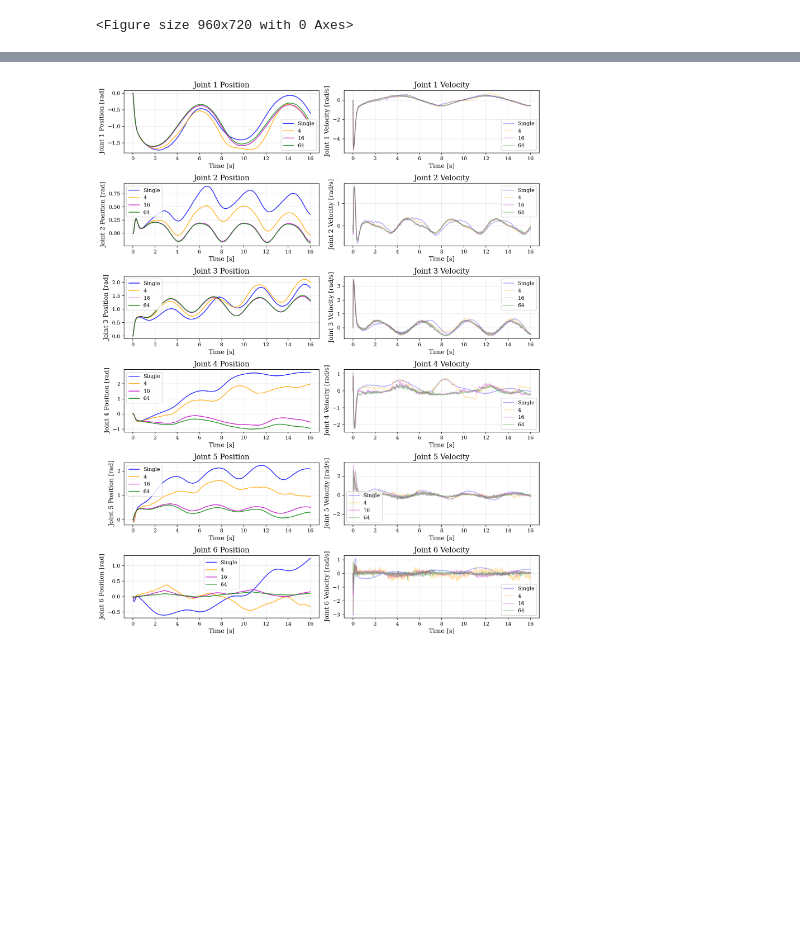
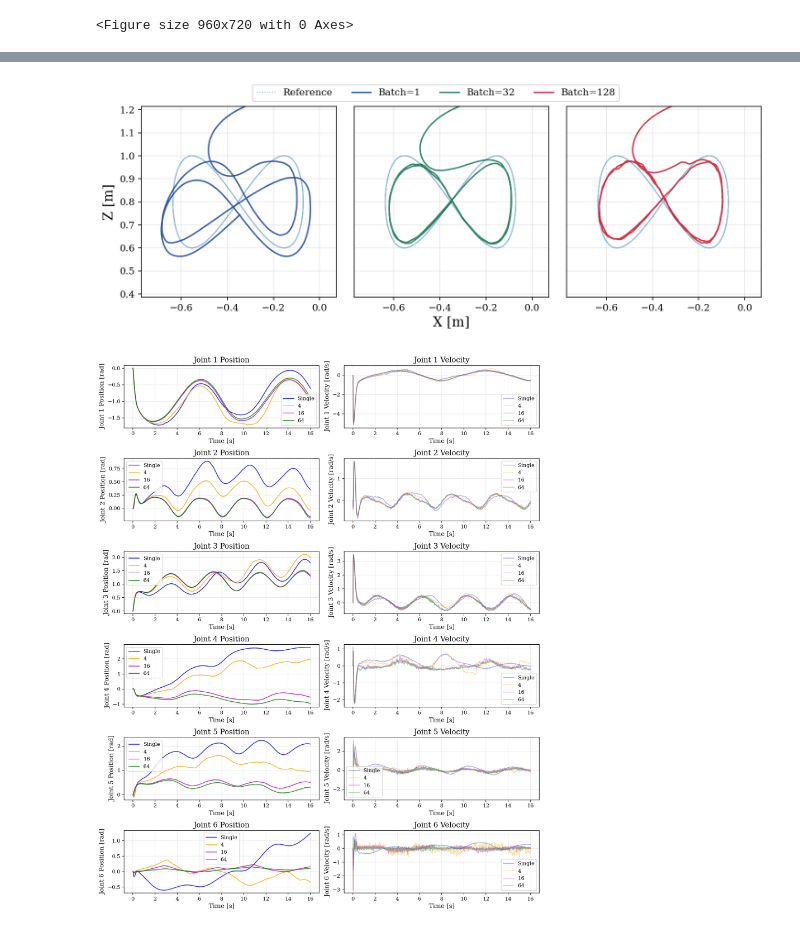
Before and after one commit to A2R-Lab/GATO, a Jupyter notebook: examples/gato_fig8_tracking.ipynb, the cells around one changed output, grey strips where cells are left out. Cells and saved outputs as stored; diff of their text form; code cells hidden in the pictures; blank space fills up the shorter version.

```diff
--- a/examples/gato_fig8_tracking.ipynb
+++ b/examples/gato_fig8_tracking.ipynb
@@ -743,0 +712,79 @@ plt.show()
+# %%
+base_palette = {
+    '1':   '#003192',  # Barnard Blue
+    '4':   '#747474',  # gray
+    '8':  '#7030A0',   # purple
+    '16':   '#F19759', # orange
+    '32':  '#00693E',  # Dartmouth Green
+    '64':  '#56B4E9',  # sky blue (distinct from dark blue)
+    '128': '#C90016',  # Harvard Crimson
+}
+
+# Single vs Batch=32 vs Batch=128 XZ Projection Comparison (side by side)
+fig, axes = plt.subplots(1, 3, figsize=(10, 3.5))
+
+# Left plot: Single Solver
+ax = axes[0]
+ax.plot(ref_traj[:, 0], ref_traj[:, 2], ':', linewidth=1.0, label='Reference', alpha=0.5)
+if 'ee_actual' in mpc_stats and len(mpc_stats['ee_actual']) > 0:
+    ee_single = mpc_stats['ee_actual']
+    ax.plot(ee_single[:, 0], ee_single[:, 2], color=base_palette['1'], linewidth=1.5, label='Batch=1', alpha=0.8)
+# ax.set_xlabel('X [m]')
+ax.set_ylabel('Z [m]', fontsize=14)
+ax.grid(True, alpha=0.3)
+ax.axis('equal')
+ax.set_xlim(-0.7, 0.0)
+ax.set_ylim(0.5, 1.1)
+
+# Middle plot: Batch=32
+ax = axes[1]
+ax.plot(ref_traj[:, 0], ref_traj[:, 2], ':', linewidth=1.0, alpha=0.5)
+if 'ee_actual' in mpc_stats_32 and len(mpc_stats_32['ee_actual']) > 0:
+    ee_batch32 = mpc_stats_32['ee_actual']
+    ax.plot(ee_batch32[:, 0], ee_batch32[:, 2], color=base_palette['32'], linewidth=1.5, label='Batch=32', alpha=0.8)
+ax.set_xlabel('X [m]', fontsize=14)
+# ax.set_ylabel('Z [m]')
+ax.grid(True, alpha=0.3)
+# Remove y-axis tick marks but keep gridlines
+ax.tick_params(axis='y', which='both', left=False, labelleft=False)
+ax.axis('equal')
+ax.set_xlim(-0.7, 0.0)
+ax.set_ylim(0.5, 1.1)
+
+# Right plot: Batch=128
+ax = axes[2]
+ax.plot(ref_traj[:, 0], ref_traj[:, 2], ':', linewidth=1.0, alpha=0.5)
+if 'ee_actual' in mpc_stats_128 and len(mpc_stats_128['ee_actual']) > 0:
+    ee_batch128 = mpc_stats_128['ee_actual']
+    ax.plot(ee_batch128[:, 0], ee_batch128[:, 2], color=base_palette['128'], linewidth=1.5, label='Batch=128', alpha=0.8)
+# ax.set_xlabel('X [m]')
+# ax.set_ylabel('Z [m]')
+ax.grid(True, alpha=0.3)
+# Remove y-axis tick marks but keep gridlines
+ax.tick_params(axis='y', which='both', left=False, labelleft=False)
+ax.axis('equal')
+ax.set_xlim(-0.7, 0.0)
+ax.set_ylim(0.5, 1.1)
+
+# Add single legend for all subplots
+handles, labels = [], []
+for ax in axes:
+    h, l = ax.get_legend_handles_labels()
+    handles.extend(h)
+    labels.extend(l)
+
+# Remove duplicates while preserving order
+unique_labels = []
+unique_handles = []
+for handle, label in zip(handles, labels):
+    if label not in unique_labels:
+        unique_labels.append(label)
+        unique_handles.append(handle)
+
+fig.legend(unique_handles, unique_labels, loc='upper center', bbox_to_anchor=(0.5, 1.08), ncol=4)
+
+plt.tight_layout()
+plt.subplots_adjust(top=0.97)
+plt.savefig('fig8-disturbance.png', bbox_inches='tight')
+plt.show()
+# %% [output]
@@ -744,3 +797,4 @@ plt.show()
+[figure, added]
 # %%
 # Joint-Level Analysis
 fig, axes = plt.subplots(6, 2, figsize=(12, 15))
```
Also changed, not shown: parts of 3 cells of this notebook, 3 other files.
